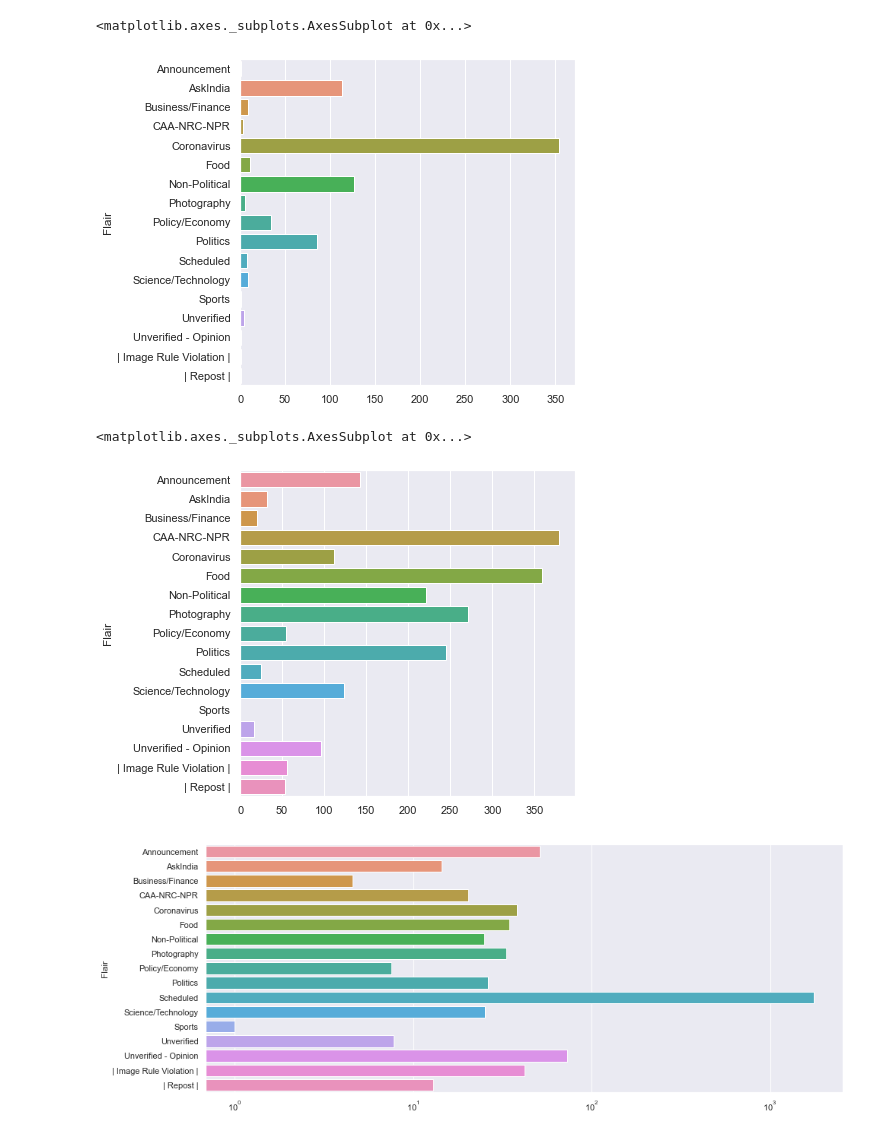
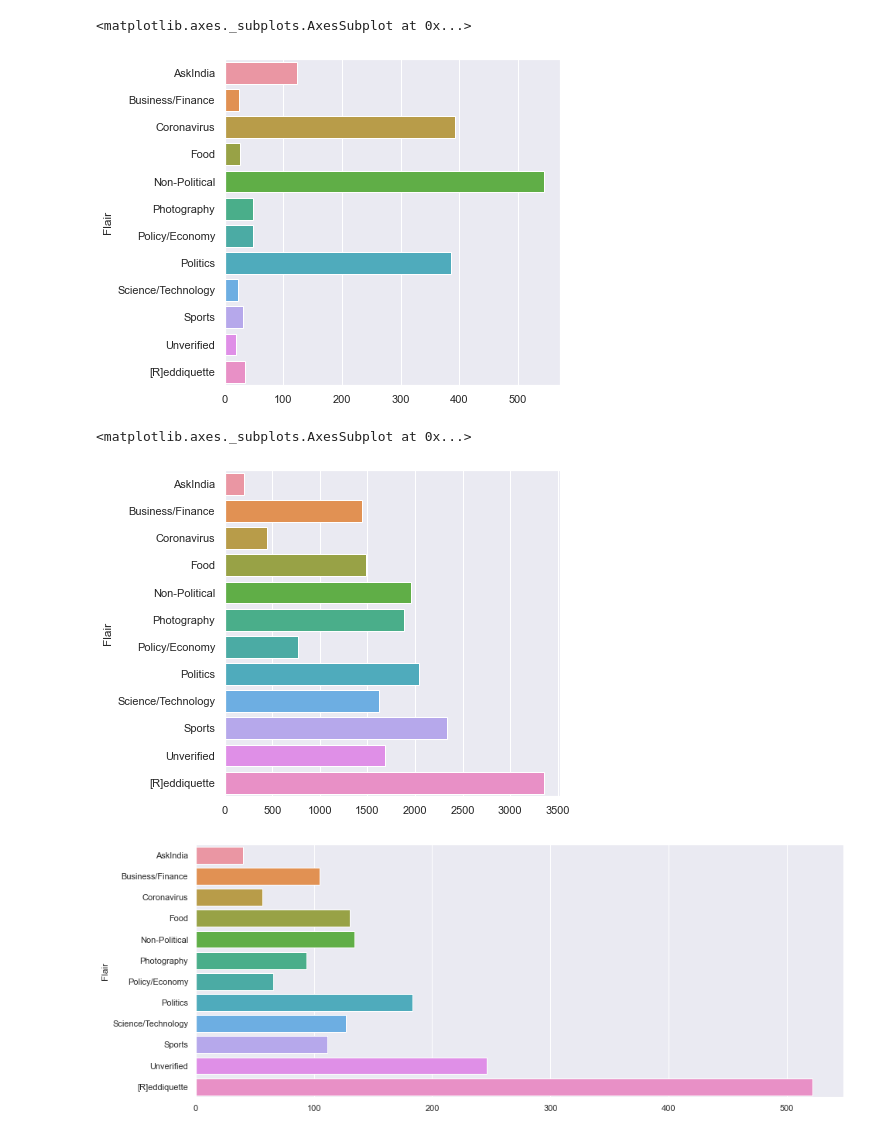
Before and after one commit to Kartikaggarwal98/Reddit_Flair_Detection, a Jupyter notebook: EDA.ipynb, the cells around one changed output. Drawn from its saved outputs; the diff is of its cells as text; code cells hidden in the pictures.

```diff
--- a/EDA.ipynb
+++ b/EDA.ipynb
@@ -5,6 +5,8 @@ from matplotlib import pyplot as plt
 import seaborn as sns
 sns.set(style="darkgrid")
 # %%
-df=pd.read_csv('./r-india-Hot 04-13-2020.csv')
+df1=pd.read_csv('./r-india-Hot 04-13-2020.csv')
+df2=pd.read_csv('./r-india-Top 04-13-2020.csv')
+df=pd.concat([df1,df2])
 df.shape
 # %% [output]
@@ -21,2 +34,5 @@ df.head()
+# %%
+#Removing all rows of flairs with frequency less than 10
+df=df.groupby('Flair').filter(lambda x : len(x)>10)
 # %%
 flairs= df.groupby(['Flair'])
@@ -26,19 +59,19 @@ plt.figure(0,figsize=(6,6))
 sns.barplot(flair_count.values, flair_count.index)
 # %% [output]
 <matplotlib.axes._subplots.AxesSubplot at 0x...>
-[figure, old version]
+[figure, new version]
 # %%
 upvotes=flairs['Upvotes'].mean()
 plt.figure(1,figsize=(6,6))
 sns.barplot(upvotes.values, upvotes.index)
 # %% [output]
 <matplotlib.axes._subplots.AxesSubplot at 0x...>
-[figure, old version]
+[figure, new version]
 # %%
 comment_count=flairs['Comment Count'].mean()
-plt.figure(1,figsize=(15,6))
+plt.figure(2,figsize=(15,6))
 splot=sns.barplot(comment_count.values, comment_count.index)
-splot.set(xscale="log")
+# splot.set(xscale="log")
 plt.show()
 # %% [output]
-[figure, old version]
+[figure, new version]
```
Also changed, not shown: parts of 9 cells of this notebook.
